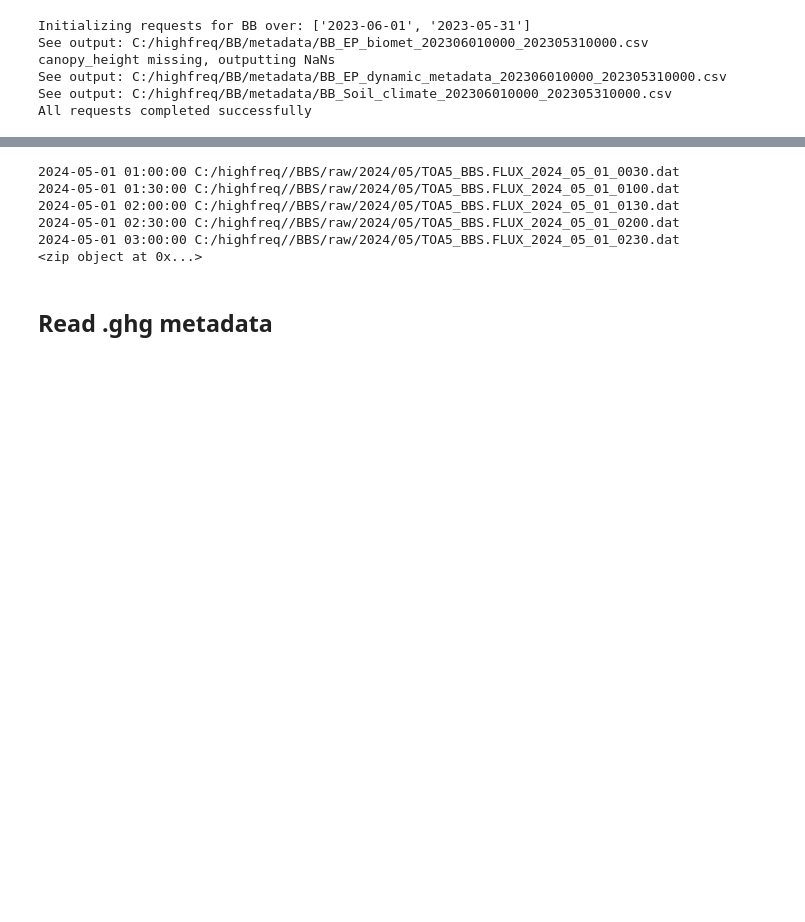
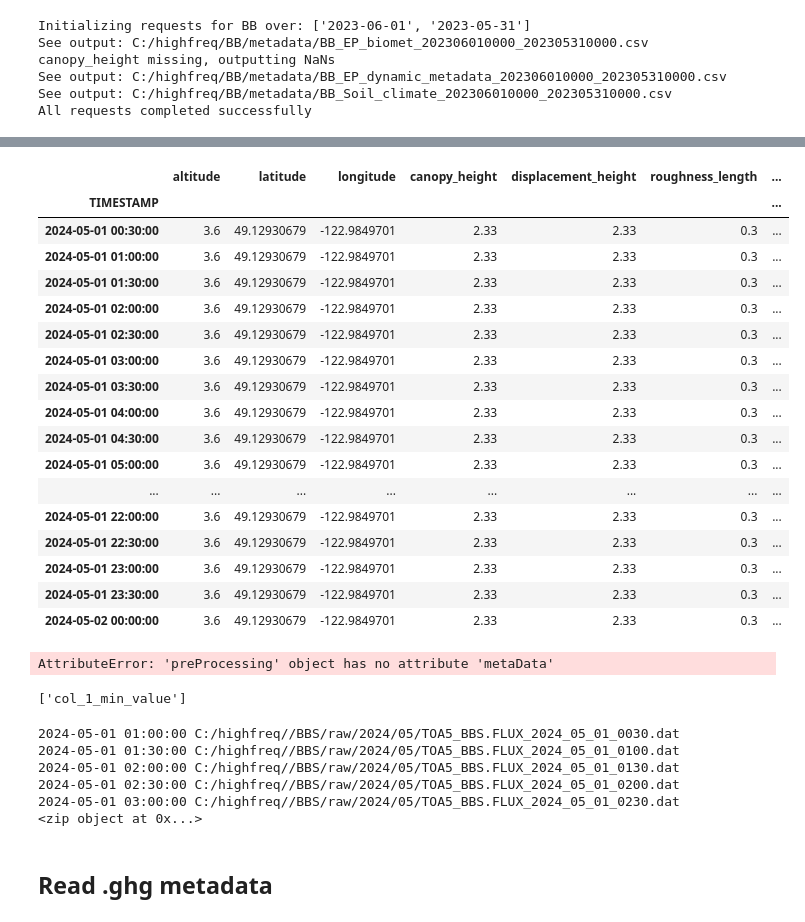
Before and after one commit to June-Skeeter/EddyPro_API, a Jupyter notebook: Testing.ipynb, the cells around one changed output, grey strips where cells are left out. Saved outputs shown, nothing was run; the diff lists cells and outputs as text; code cells hidden in the pictures; blank space fills up the shorter version.

Commit message:
streamlined copying and tracking procdedures

```diff
--- a/Testing.ipynb
+++ b/Testing.ipynb
@@ -32,11 +32,12 @@ importlib.reload(preProcessing)
 
 # Basic call for .dat files
 metaDataTemplate='C:/highfreq/BBS/TOA5_BBS.FLUX_2023_06_14_1500.metadata'
-pp = preProcessing.preProcessing('BBS',fileType='dat',metaDataTemplate=metaDataTemplate,Testing=5)
-pp.processes=1
+pp = preProcessing.preProcessing('BBS',fileType='dat',metaDataTemplate=metaDataTemplate)#,Testing=48)
 pp.searchRawDir(
             # copyFrom = "C:\\Campbellsci\\CardConvert\\20240416",
+            copyFrom = "C:\\data-dump\\BBS\\EC_Station\\2024\\20240416",
             searchTag = "BBS.FLUX",
             timeShift=30)
+# pp.processes=1
 pp.readFiles()
 # %% [output]
@@ -70,3 +74,77 @@ pp.metaData.loc[(pp.metaData[maintain].shift(1)!=pp.metaData[maintain]).max(axis
+# %%
+
+import fnmatch
+
+# lst = ['thiis','is','just','a','col_1_min_value']
+# filtered = fnmatch.filter(lst, '*_*_min_value')
+# filtered
+
+# to_match = pp.config['Metadata_Instructions']['groupBy']['Instruments']
+# L = list(pp.metaData['Instruments'].columns)
+groupBy = [match
+            for key in pp.config['Metadata_Instructions']['groupBy'].keys()
+            for tm in pp.config['Metadata_Instructions']['groupBy'][key]
+            for match in fnmatch.filter(list(pp.metaData[key].columns),tm)]
+
+track = [match
+            for key in pp.config['Metadata_Instructions']['track'].keys()
+            for tm in pp.config['Metadata_Instructions']['track'][key]
+            for match in fnmatch.filter(list(pp.metaData[key].columns),tm)]
+
+Temp = pp.metaData.copy()
+Temp.columns = Temp.columns.droplevel()
+Temp[track]
+# %% [output]
+|  | altitude | latitude | longitude | canopy_height | displacement_height | roughness_length | ... |
+| TIMESTAMP |  |  |  |  |  |  | ... |
+| 2024-05-01 00:30:00 | 3.6 | 49.12930679 | -122.9849701 | 2.33 | 2.33 | 0.3 | ... |
+| 2024-05-01 01:00:00 | 3.6 | 49.12930679 | -122.9849701 | 2.33 | 2.33 | 0.3 | ... |
+| 2024-05-01 01:30:00 | 3.6 | 49.12930679 | -122.9849701 | 2.33 | 2.33 | 0.3 | ... |
+| 2024-05-01 02:00:00 | 3.6 | 49.12930679 | -122.9849701 | 2.33 | 2.33 | 0.3 | ... |
+| 2024-05-01 02:30:00 | 3.6 | 49.12930679 | -122.9849701 | 2.33 | 2.33 | 0.3 | ... |
+| 2024-05-01 03:00:00 | 3.6 | 49.12930679 | -122.9849701 | 2.33 | 2.33 | 0.3 | ... |
+| 2024-05-01 03:30:00 | 3.6 | 49.12930679 | -122.9849701 | 2.33 | 2.33 | 0.3 | ... |
+| 2024-05-01 04:00:00 | 3.6 | 49.12930679 | -122.9849701 | 2.33 | 2.33 | 0.3 | ... |
+| 2024-05-01 04:30:00 | 3.6 | 49.12930679 | -122.9849701 | 2.33 | 2.33 | 0.3 | ... |
+| 2024-05-01 05:00:00 | 3.6 | 49.12930679 | -122.9849701 | 2.33 | 2.33 | 0.3 | ... |
+| ... | ... | ... | ... | ... | ... | ... | ... |
+| 2024-05-01 22:00:00 | 3.6 | 49.12930679 | -122.9849701 | 2.33 | 2.33 | 0.3 | ... |
+| 2024-05-01 22:30:00 | 3.6 | 49.12930679 | -122.9849701 | 2.33 | 2.33 | 0.3 | ... |
+| 2024-05-01 23:00:00 | 3.6 | 49.12930679 | -122.9849701 | 2.33 | 2.33 | 0.3 | ... |
+| 2024-05-01 23:30:00 | 3.6 | 49.12930679 | -122.9849701 | 2.33 | 2.33 | 0.3 | ... |
+| 2024-05-02 00:00:00 | 3.6 | 49.12930679 | -122.9849701 | 2.33 | 2.33 | 0.3 | ... |
+# %%
+import yaml
+L = pp.metaData.columns.get_level_values(0).unique()
+ym = {}
+for l in L:
+    ym[l] = []
+for i in pp.metaData.columns.values:
+    # print(i[1])
+    if i[1].startswith('instr') or i[1].startswith('col'):
+        v = i[1].split('_',2)
+        val = '_'.join(['*','*',v[-1]])
+    else:
+        val = i[1]
+    if val not in ym[i[0]]:
+        ym[i[0]].append(val)
+with open('test.yml', 'w') as file:
+    yaml.dump(ym, file)
+
+with open('test.yml') as file:
+    a = yaml.safe_load(file)
+print(a)
+# %% [output]
+AttributeError: 'preProcessing' object has no attribute 'metaData'
+# %%
+
+import fnmatch
+
+lst = ['thiis','is','just','a','col_1_min_value']
+filtered = fnmatch.filter(lst, '*_*_min_value')
+filtered
+# %% [output]
+['col_1_min_value']
 # %%
 pathList=(pp.config['Paths']['raw']+pp.fileInventory.index.strftime('%Y/%m/')+pp.fileInventory['filename'])
 # len(pathList)
```
Also changed, not shown: parts of 4 cells of this notebook, 7 other files.
